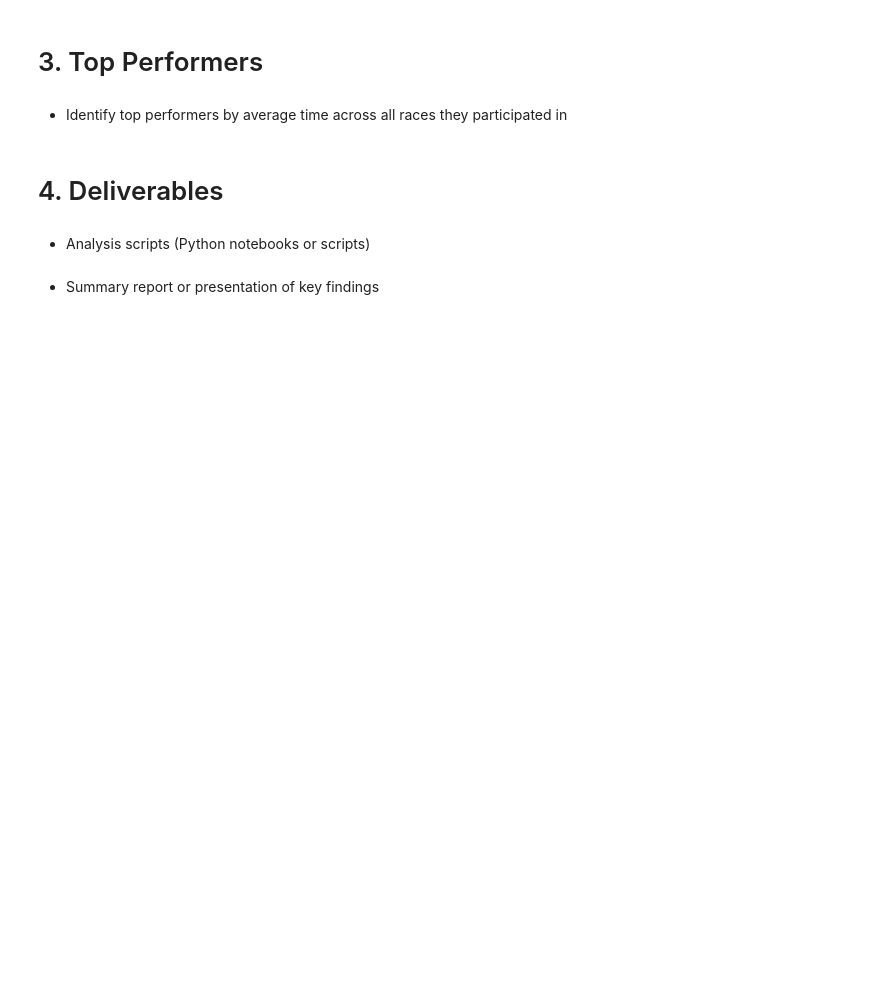
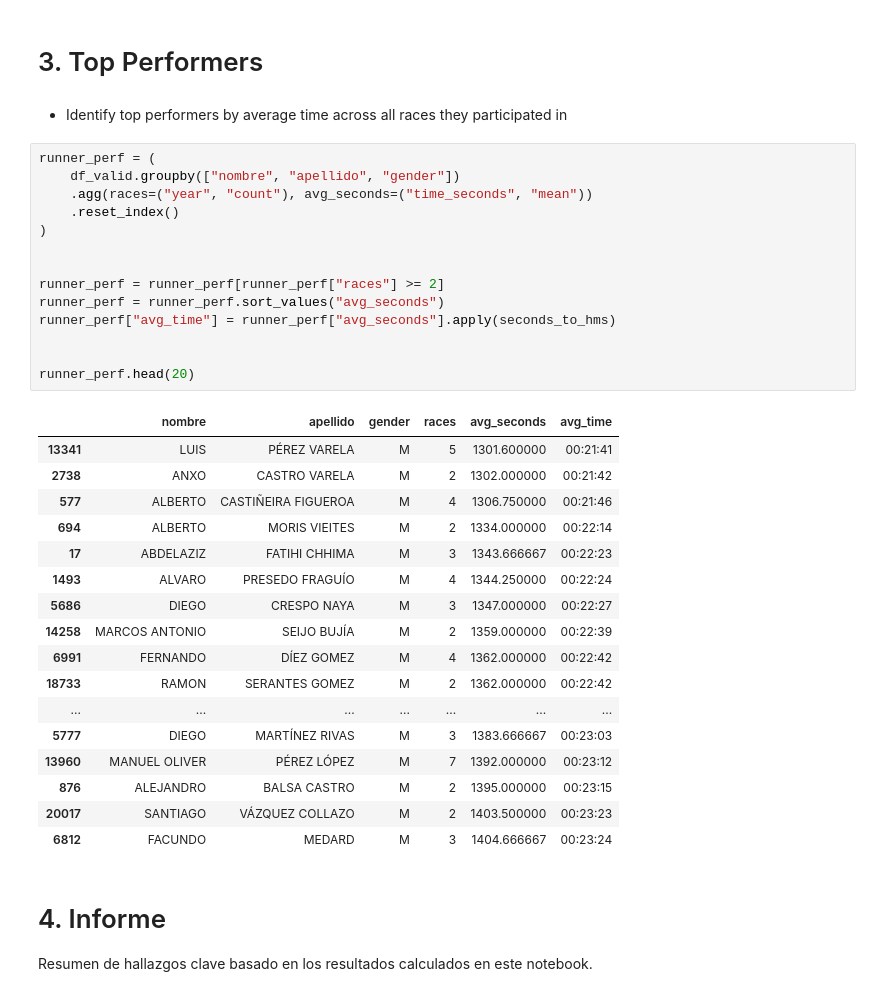
Before and after one commit to ivaanleeal/Task_3.3_Race_Analysis_Platform, a Jupyter notebook: analysis/Analysis.ipynb, the cells around one changed output. Cells and saved outputs as stored; diff of their text form; blank space fills up the shorter version.

```diff
--- a/analysis/Analysis.ipynb
+++ b/analysis/Analysis.ipynb
@@ -18,9 +315,38 @@
 # 3. Top Performers
 # %% [markdown]
 - Identify top performers by average time across all races they participated in
-# %% [markdown]
-# 4. Deliverables
-# %% [markdown]
-- Analysis scripts (Python notebooks or scripts)
-# %% [markdown]
-- Summary report or presentation of key findings
+# %%
+runner_perf = (
+    df_valid.groupby(["nombre", "apellido", "gender"])
+    .agg(races=("year", "count"), avg_seconds=("time_seconds", "mean"))
+    .reset_index()
+)
+
+
+runner_perf = runner_perf[runner_perf["races"] >= 2]
+runner_perf = runner_perf.sort_values("avg_seconds")
+runner_perf["avg_time"] = runner_perf["avg_seconds"].apply(seconds_to_hms)
+
+
+runner_perf.head(20)
+# %% [output]
+|  | nombre | apellido | gender | races | avg_seconds | avg_time |
+| 13341 | LUIS | PÉREZ VARELA | M | 5 | 1301.600000 | 00:21:41 |
+| 2738 | ANXO | CASTRO VARELA | M | 2 | 1302.000000 | 00:21:42 |
+| 577 | ALBERTO | CASTIÑEIRA FIGUEROA | M | 4 | 1306.750000 | 00:21:46 |
+| 694 | ALBERTO | MORIS VIEITES | M | 2 | 1334.000000 | 00:22:14 |
+| 17 | ABDELAZIZ | FATIHI CHHIMA | M | 3 | 1343.666667 | 00:22:23 |
+| 1493 | ALVARO | PRESEDO FRAGUÍO | M | 4 | 1344.250000 | 00:22:24 |
+| 5686 | DIEGO | CRESPO NAYA | M | 3 | 1347.000000 | 00:22:27 |
+| 14258 | MARCOS ANTONIO | SEIJO BUJÍA | M | 2 | 1359.000000 | 00:22:39 |
+| 6991 | FERNANDO | DÍEZ GOMEZ | M | 4 | 1362.000000 | 00:22:42 |
+| 18733 | RAMON | SERANTES GOMEZ | M | 2 | 1362.000000 | 00:22:42 |
+| ... | ... | ... | ... | ... | ... | ... |
+| 5777 | DIEGO | MARTÍNEZ RIVAS | M | 3 | 1383.666667 | 00:23:03 |
+| 13960 | MANUEL OLIVER | PÉREZ LÓPEZ | M | 7 | 1392.000000 | 00:23:12 |
+| 876 | ALEJANDRO | BALSA CASTRO | M | 2 | 1395.000000 | 00:23:15 |
+| 20017 | SANTIAGO | VÁZQUEZ COLLAZO | M | 2 | 1403.500000 | 00:23:23 |
+| 6812 | FACUNDO | MEDARD | M | 3 | 1404.666667 | 00:23:24 |
+# %% [markdown]
+# 4. Informe
+Resumen de hallazgos clave basado en los resultados calculados en este notebook.
```
Also changed, not shown: parts of 8 cells of this notebook, 1 other file.
